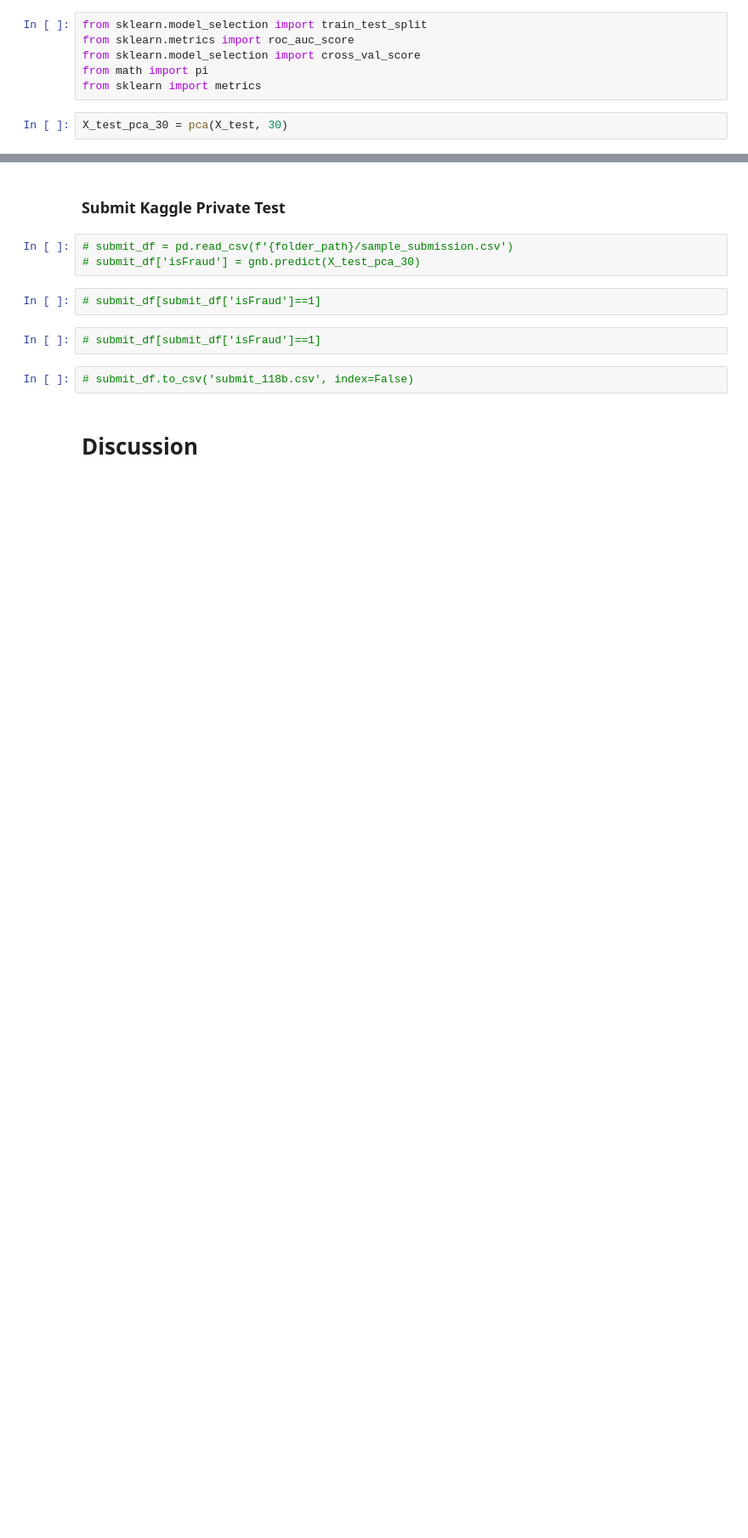
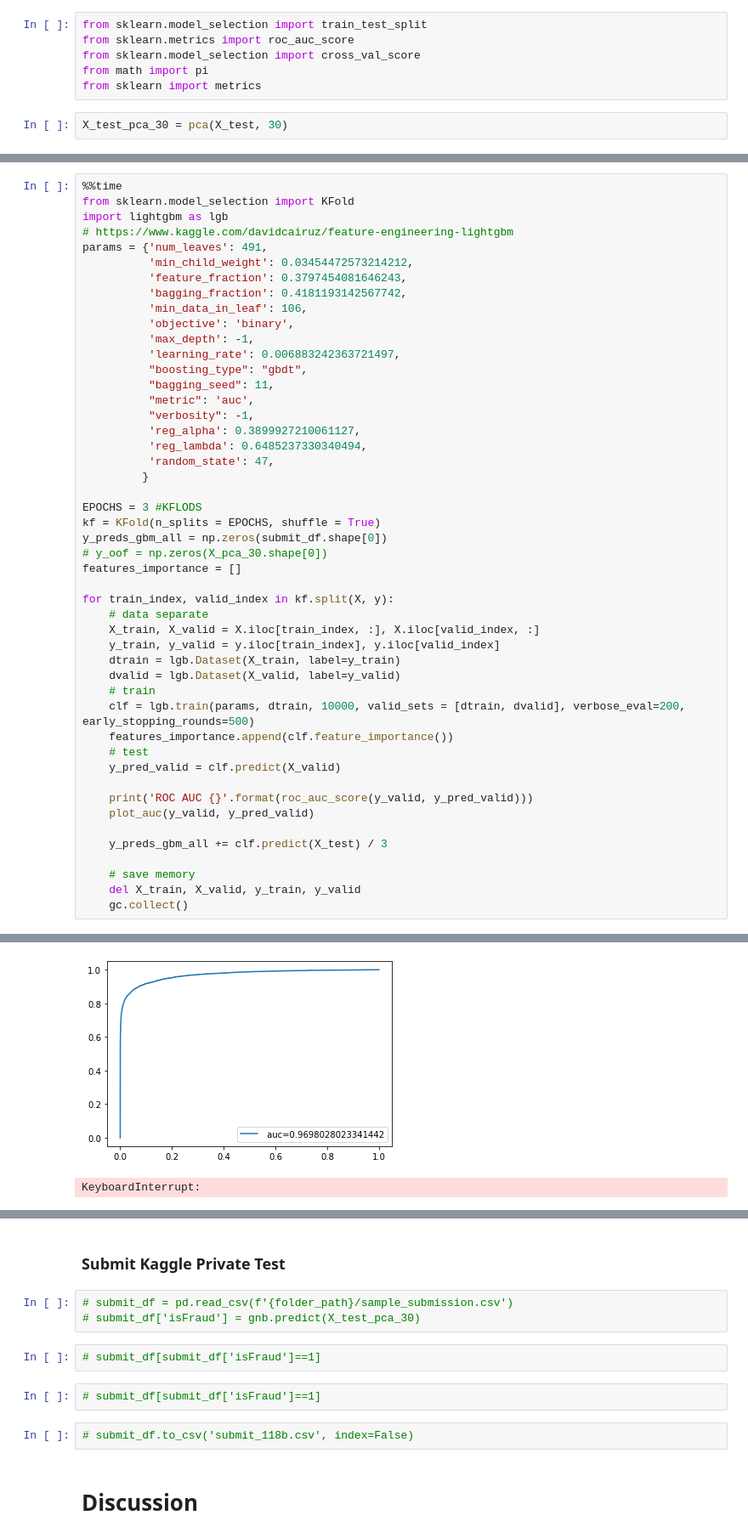
Before and after one commit to orangejustin/Fraud-Detetction, a Jupyter notebook: COGS118B - FRAUD DETECTION.ipynb, the cells around one changed output, grey strips where cells are left out. Shown at 85% size. Saved outputs shown, nothing was run; the diff lists cells and outputs as text; blank space fills up the shorter version.

```diff
--- a/COGS118B - FRAUD DETECTION.ipynb
+++ b/COGS118B - FRAUD DETECTION.ipynb
@@ -1253,0 +1090,49 @@ class NeuronNetwork:
+# %%
+%%time
+from sklearn.model_selection import KFold
+import lightgbm as lgb
+# https://www.kaggle.com/davidcairuz/feature-engineering-lightgbm
+params = {'num_leaves': 491,
+          'min_child_weight': 0.03454472573214212,
+          'feature_fraction': 0.3797454081646243,
+          'bagging_fraction': 0.4181193142567742,
+          'min_data_in_leaf': 106,
+          'objective': 'binary',
+          'max_depth': -1,
+          'learning_rate': 0.006883242363721497,
+          "boosting_type": "gbdt",
+          "bagging_seed": 11,
+          "metric": 'auc',
+          "verbosity": -1,
+          'reg_alpha': 0.3899927210061127,
+          'reg_lambda': 0.6485237330340494,
+          'random_state': 47,
+         }
+
+EPOCHS = 3 #KFLODS
+kf = KFold(n_splits = EPOCHS, shuffle = True)
+y_preds_gbm_all = np.zeros(submit_df.shape[0])
+# y_oof = np.zeros(X_pca_30.shape[0])
+features_importance = []
+
+for train_index, valid_index in kf.split(X, y):
+    # data separate
+    X_train, X_valid = X.iloc[train_index, :], X.iloc[valid_index, :]
+    y_train, y_valid = y.iloc[train_index], y.iloc[valid_index]
+    dtrain = lgb.Dataset(X_train, label=y_train)
+    dvalid = lgb.Dataset(X_valid, label=y_valid)
+    # train
+    clf = lgb.train(params, dtrain, 10000, valid_sets = [dtrain, dvalid], verbose_eval=200, early_stopping_rounds=500)
+    features_importance.append(clf.feature_importance())
+    # test
+    y_pred_valid = clf.predict(X_valid)
+
+    print('ROC AUC {}'.format(roc_auc_score(y_valid, y_pred_valid)))
+    plot_auc(y_valid, y_pred_valid)
+
+    y_preds_gbm_all += clf.predict(X_test) / 3
+
+    # save memory
+    del X_train, X_valid, y_train, y_valid
+    gc.collect()
+# %% [output]
@@ -1253,0 +1156,2 @@ class NeuronNetwork:
+[figure, added]
+KeyboardInterrupt:
```
Also changed, not shown: parts of 92 cells of this notebook.
